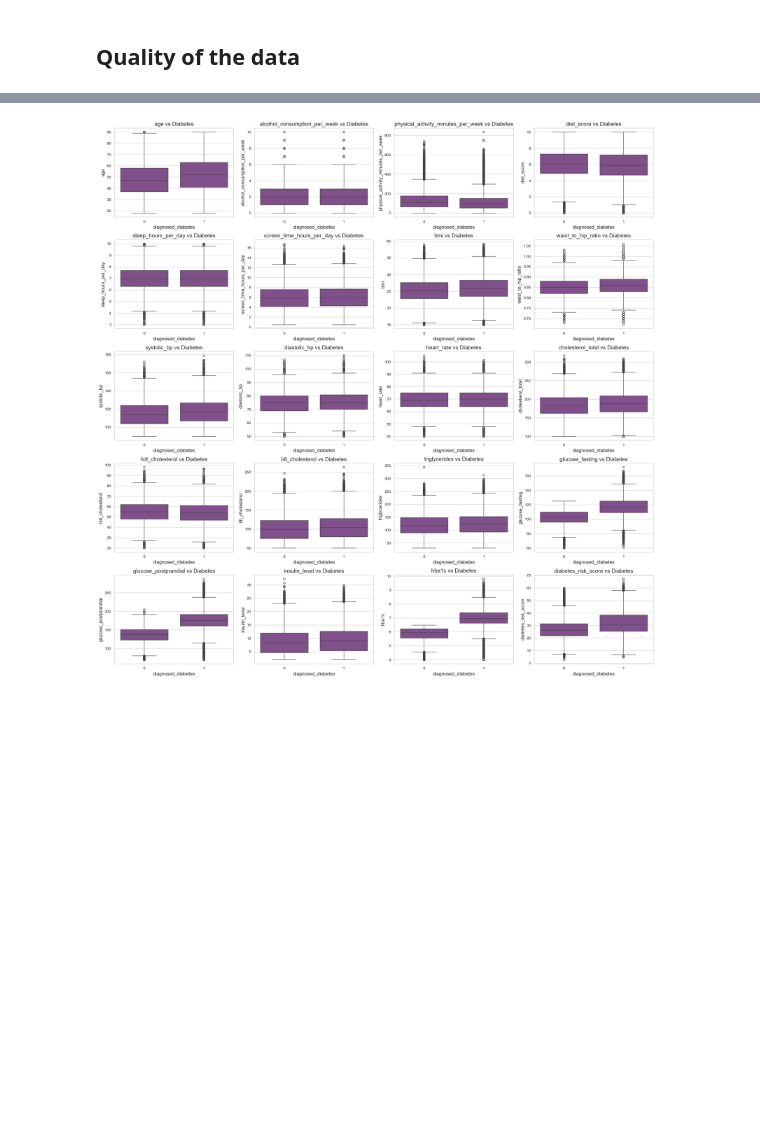
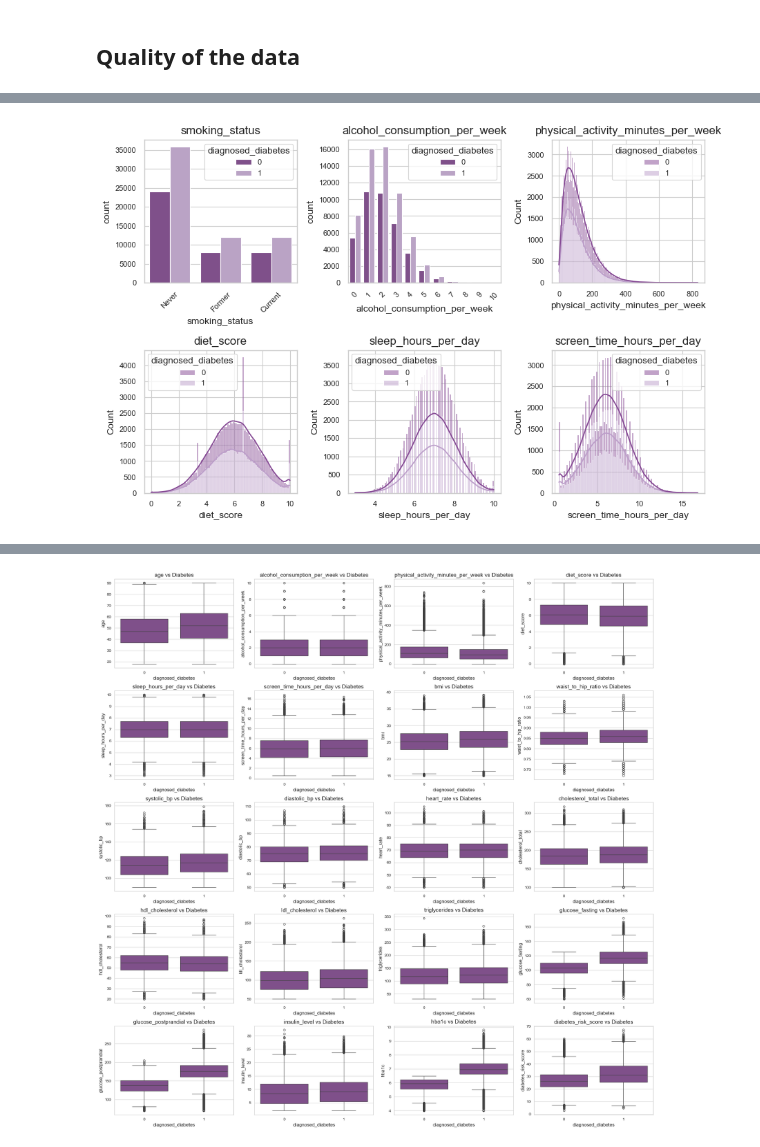
Before and after one commit to com-480-data-visualization/Glucose_Explorers, a Jupyter notebook: EDA.ipynb, the cells around one changed output, grey strips where cells are left out. Cells and saved outputs as stored; diff of their text form; code cells hidden in the pictures; blank space fills up the shorter version.

```diff
--- a/EDA.ipynb
+++ b/EDA.ipynb
@@ -216,0 +292,4 @@ plt.show()
+# %%
+plot_variable_grid(df, lifestyle, continuous_vars, cols=3, hue='diagnosed_diabetes')
+# %% [output]
+[figure, added]
```
Also changed, not shown: parts of 25 cells of this notebook.
